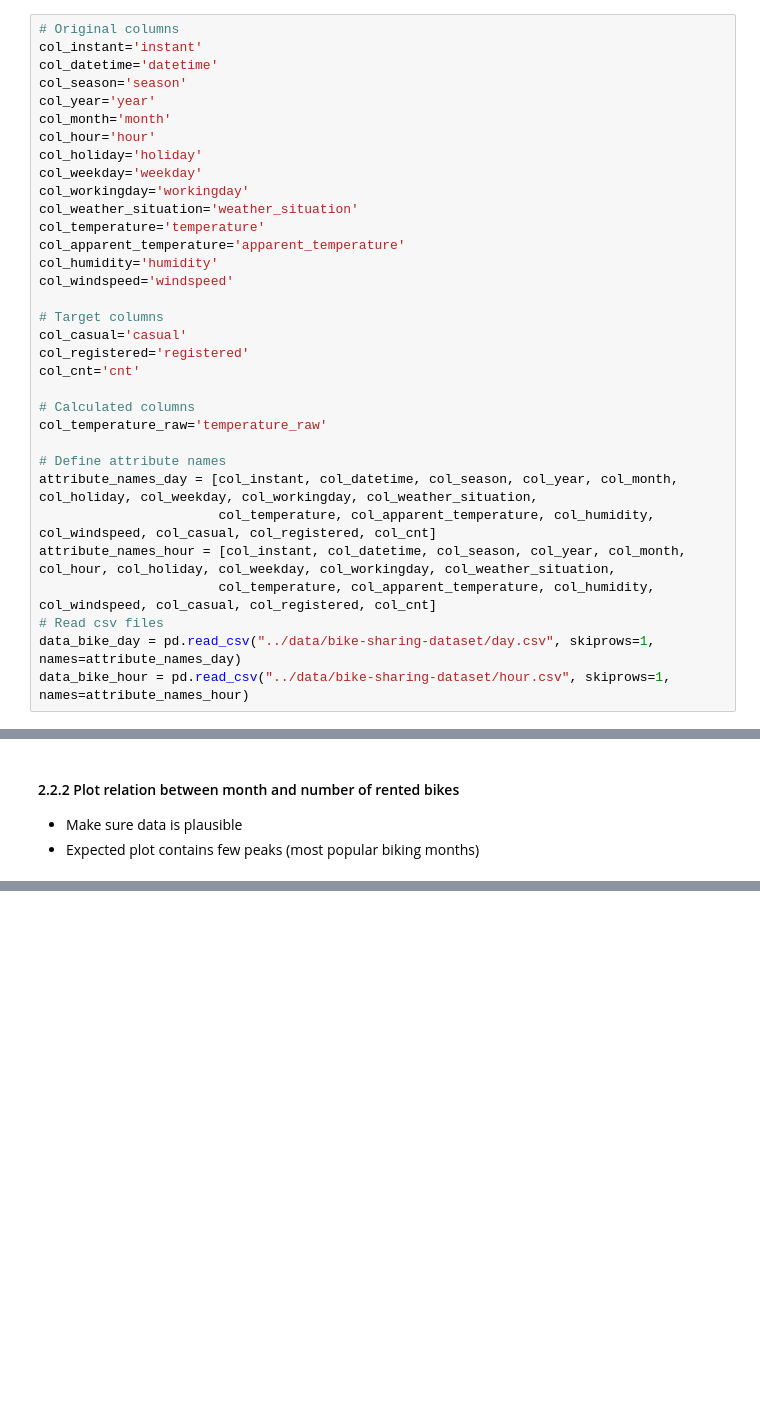
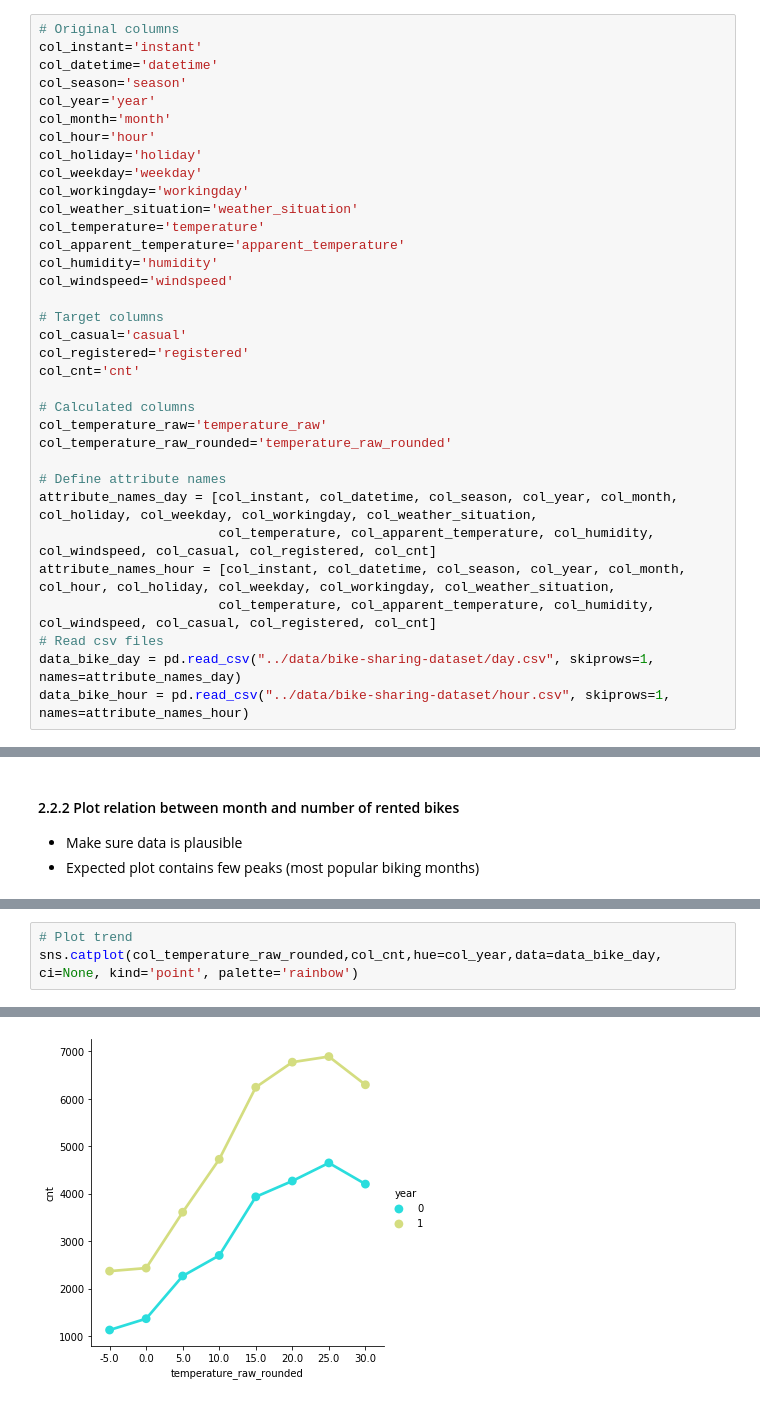
Before and after one commit to florianschwanz/fom-applied-programming-challenge, a Jupyter notebook: notebooks/challenge-1.ipynb, the cells around one changed output, grey strips where cells are left out. Saved outputs shown, nothing was run; the diff lists cells and outputs as text; blank space fills up the shorter version.

Commit message:
Plotted relation between temperature and number of rented bikes

```diff
--- a/notebooks/challenge-1.ipynb
+++ b/notebooks/challenge-1.ipynb
@@ -27,6 +27,7 @@ col_cnt='cnt'
 
 # Calculated columns
 col_temperature_raw='temperature_raw'
+col_temperature_raw_rounded='temperature_raw_rounded'
 
 # Define attribute names
 attribute_names_day = [col_instant, col_datetime, col_season, col_year, col_month, col_holiday, col_weekday, col_workingday, col_weather_situation,
@@ -126,0 +152,4 @@ sns.catplot(col_month,col_cnt,hue=col_year,data=data_bike_day, ci=None, kind='po
+# %%
+# Plot trend
+sns.catplot(col_temperature_raw_rounded,col_cnt,hue=col_year,data=data_bike_day, ci=None, kind='point', palette='rainbow')
+# %% [output]
@@ -126,0 +157 @@ sns.catplot(col_month,col_cnt,hue=col_year,data=data_bike_day, ci=None, kind='po
+[figure, added]
```
Also changed, not shown: parts of 5 cells of this notebook.
